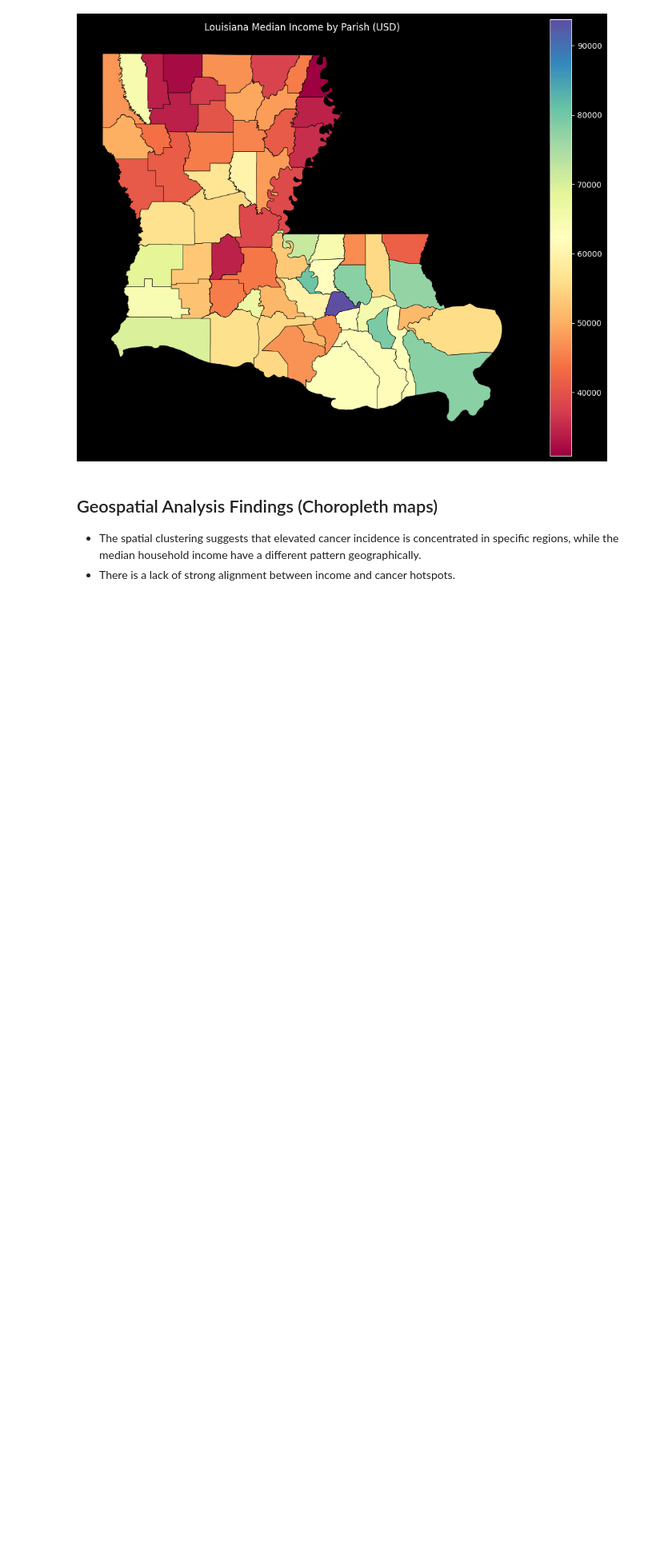
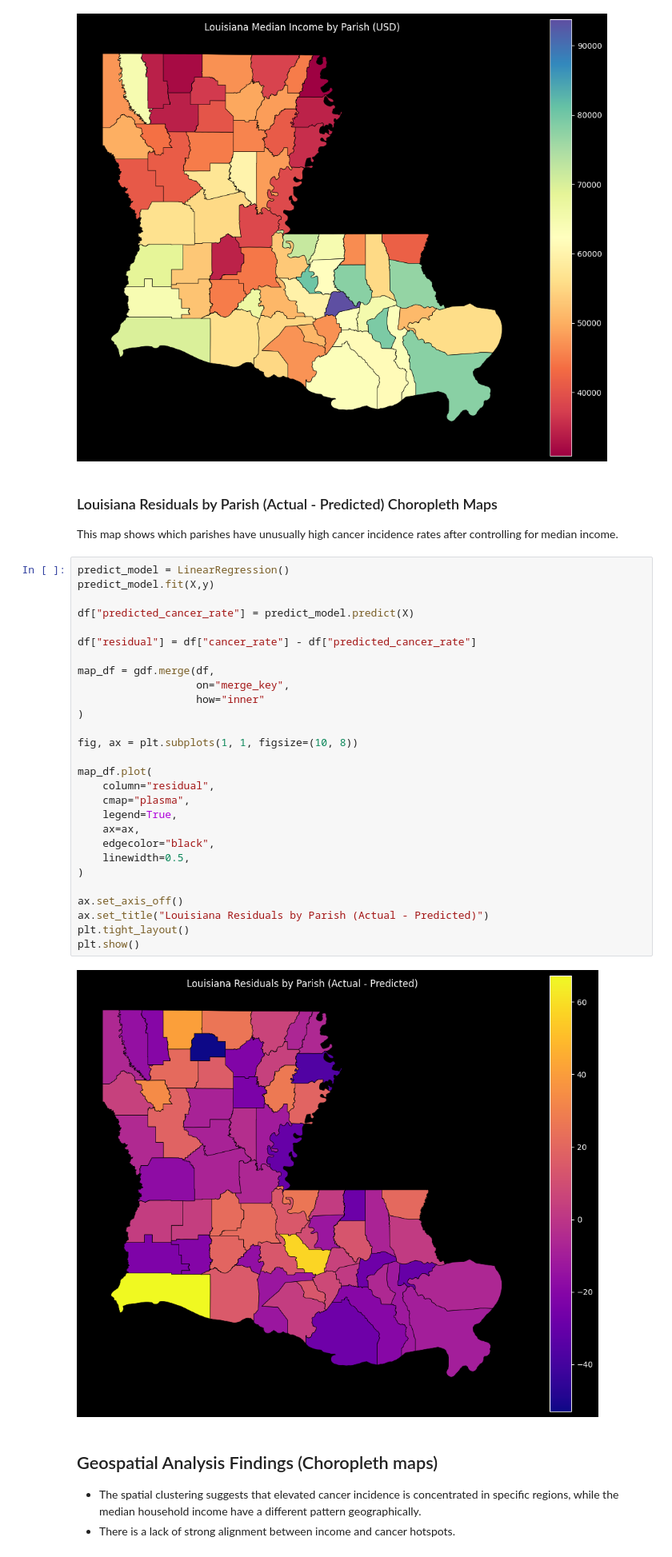
Before and after one commit to josephaycock/Louisiana-Cancer-Income-Anaylsis, a Jupyter notebook: notebooks/analysis.ipynb, the cells around one changed output. Shown at 80% size. Cells and saved outputs as stored; diff of their text form; blank space fills up the shorter version.

Commit message:
added residual map

```diff
--- a/notebooks/analysis.ipynb
+++ b/notebooks/analysis.ipynb
@@ -222,6 +222,40 @@ plt.tight_layout()
 plt.show()
 # %% [output]
 [figure]
+# %% [markdown]
+### Louisiana Residuals by Parish (Actual - Predicted) Choropleth Maps
+
+This map shows which parishes have unusually high cancer incidence rates after controlling for median income.
+# %%
+predict_model = LinearRegression()
+predict_model.fit(X,y)
+
+df["predicted_cancer_rate"] = predict_model.predict(X)
+
+df["residual"] = df["cancer_rate"] - df["predicted_cancer_rate"]
+
+map_df = gdf.merge(df,
+                   on="merge_key",
+                   how="inner"
+)
+
+fig, ax = plt.subplots(1, 1, figsize=(10, 8))
+
+map_df.plot(
+    column="residual",
+    cmap="plasma",
+    legend=True,
+    ax=ax,
+    edgecolor="black",
+    linewidth=0.5,
+)
+
+ax.set_axis_off()
+ax.set_title("Louisiana Residuals by Parish (Actual - Predicted)")
+plt.tight_layout()
+plt.show()
+# %% [output]
+[figure, added]
 # %% [markdown]
 ## Geospatial Analysis Findings (Choropleth maps)
 
```
